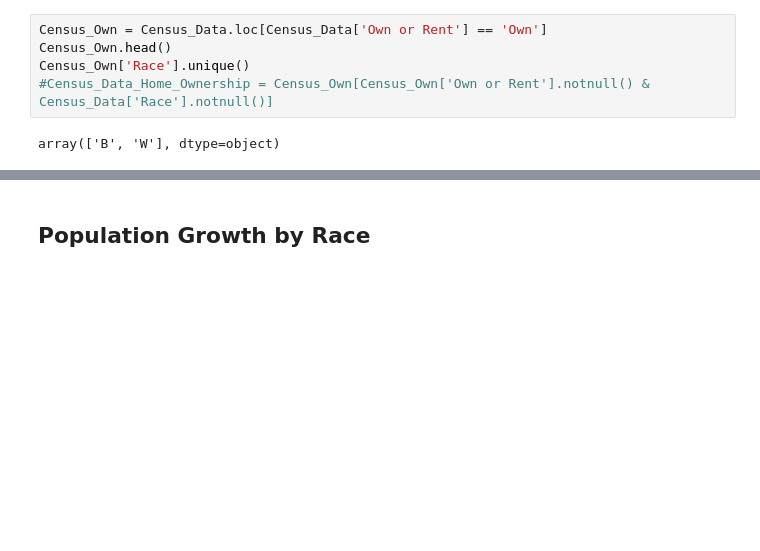
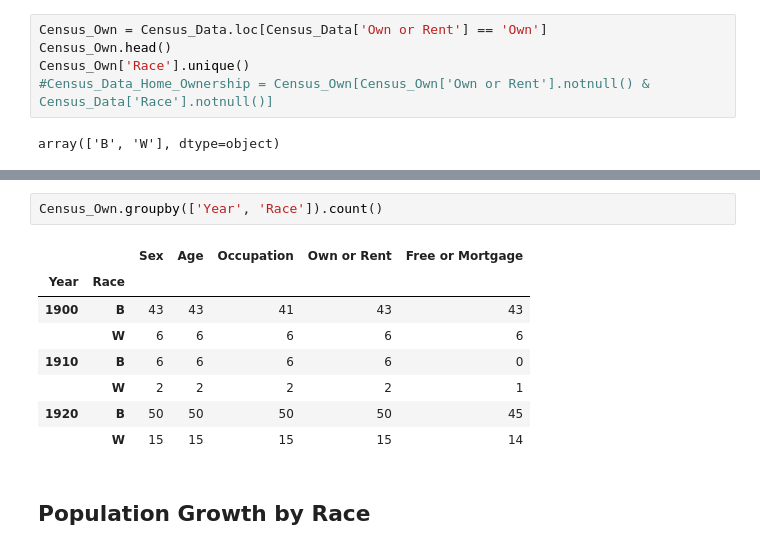
Before and after one commit to trivial-vector/Digital-Humanities, a Jupyter notebook: Gage/Reservation_Data_Narrative-6.ipynb, the cells around one changed output, grey strips where cells are left out. Saved outputs shown, nothing was run; the diff lists cells and outputs as text; blank space fills up the shorter version.

```diff
--- a/Gage/Reservation_Data_Narrative-6.ipynb
+++ b/Gage/Reservation_Data_Narrative-6.ipynb
@@ -216,3 +216,14 @@ Text(0.5, 1.0, 'Homeownership by Race: 1900-1920')
+# %%
+Census_Own.groupby(['Year', 'Race']).count()
+# %% [output]
+|  |  | Sex | Age | Occupation | Own or Rent | Free or Mortgage |
+| Year | Race |  |  |  |  |  |
+| 1900 | B | 43 | 43 | 41 | 43 | 43 |
+|  | W | 6 | 6 | 6 | 6 | 6 |
+| 1910 | B | 6 | 6 | 6 | 6 | 0 |
+|  | W | 2 | 2 | 2 | 2 | 1 |
+| 1920 | B | 50 | 50 | 50 | 50 | 45 |
+|  | W | 15 | 15 | 15 | 15 | 14 |
 # %% [markdown]
 ## Population Growth by Race
 # %%
```
Also changed, not shown: parts of 4 cells of this notebook, 4 other files.
